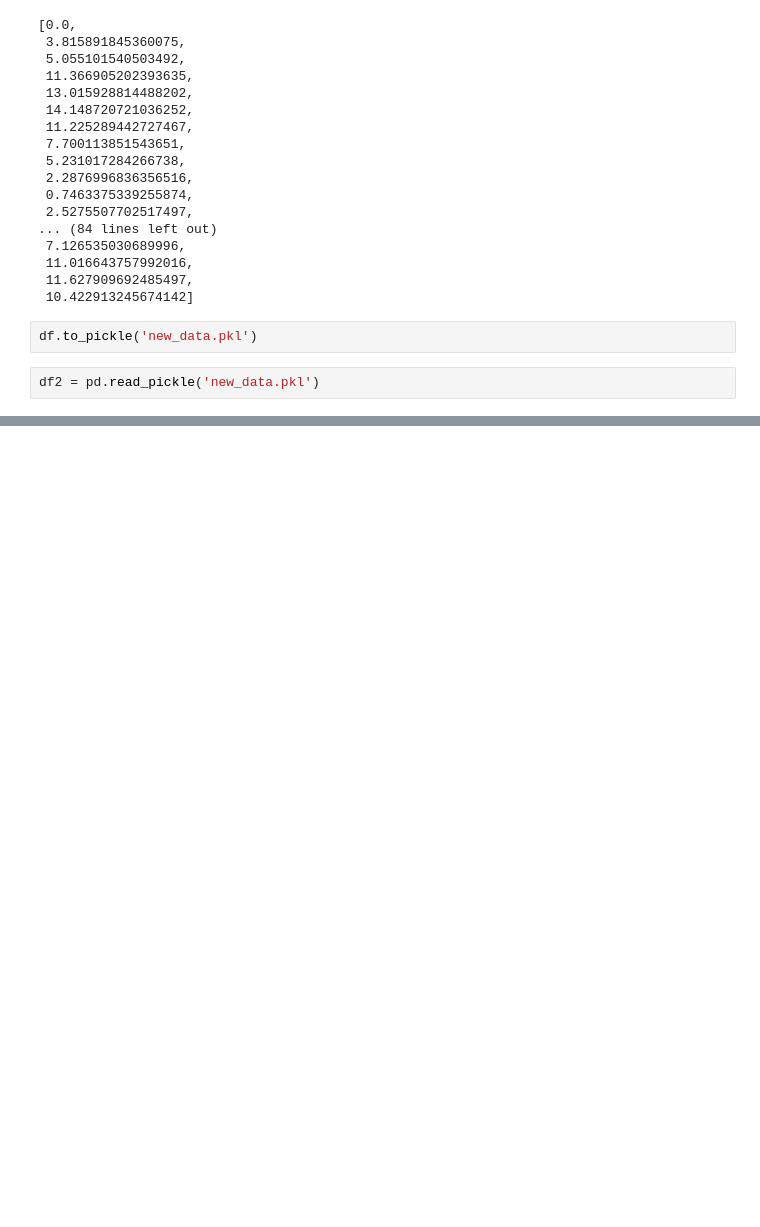
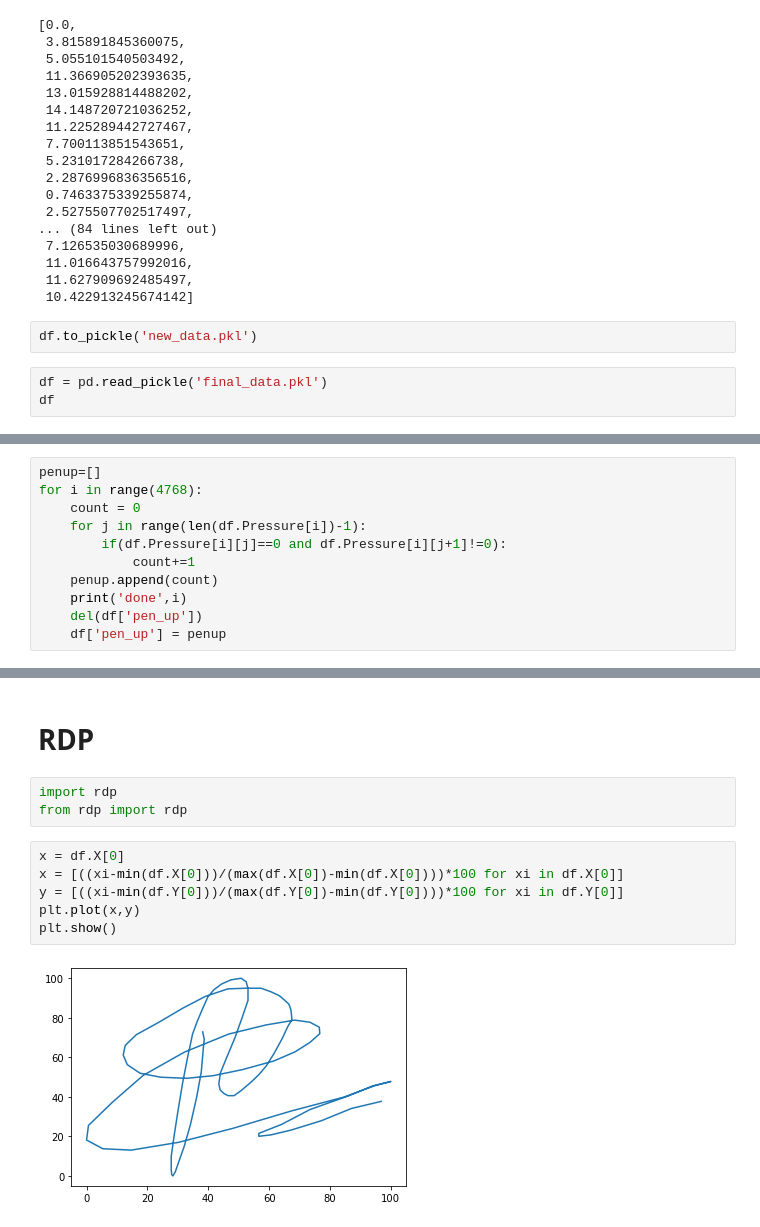
Before and after one commit to k-pratyush/online-signature-verification, a Jupyter notebook: Signature_CSPA09_Implementation.ipynb, the cells around one changed output, grey strips where cells are left out. Saved outputs shown, nothing was run; the diff lists cells and outputs as text; blank space fills up the shorter version.

```diff
--- a/Signature_CSPA09_Implementation.ipynb
+++ b/Signature_CSPA09_Implementation.ipynb
@@ -136,4 +136,5 @@ df['dist_list'][0]
 # %%
 df.to_pickle('new_data.pkl')
 # %%
-df2 = pd.read_pickle('new_data.pkl')
+df = pd.read_pickle('final_data.pkl')
+df
@@ -139,0 +182,11 @@ df2 = pd.read_pickle('new_data.pkl')
+# %%
+penup=[]
+for i in range(4768):
+    count = 0
+    for j in range(len(df.Pressure[i])-1):
+        if(df.Pressure[i][j]==0 and df.Pressure[i][j+1]!=0):
+            count+=1
+    penup.append(count)
+    print('done',i)
+    del(df['pen_up'])
+    df['pen_up'] = penup
@@ -139,0 +211,13 @@ df2 = pd.read_pickle('new_data.pkl')
+# %% [markdown]
+# RDP
+# %%
+import rdp
+from rdp import rdp
+# %%
+x = df.X[0]
+x = [((xi-min(df.X[0]))/(max(df.X[0])-min(df.X[0])))*100 for xi in df.X[0]]
+y = [((xi-min(df.Y[0]))/(max(df.Y[0])-min(df.Y[0])))*100 for xi in df.Y[0]]
+plt.plot(x,y)
+plt.show()
+# %% [output]
+[figure, added]
```
Also changed, not shown: parts of 13 cells of this notebook, 1 other file.
